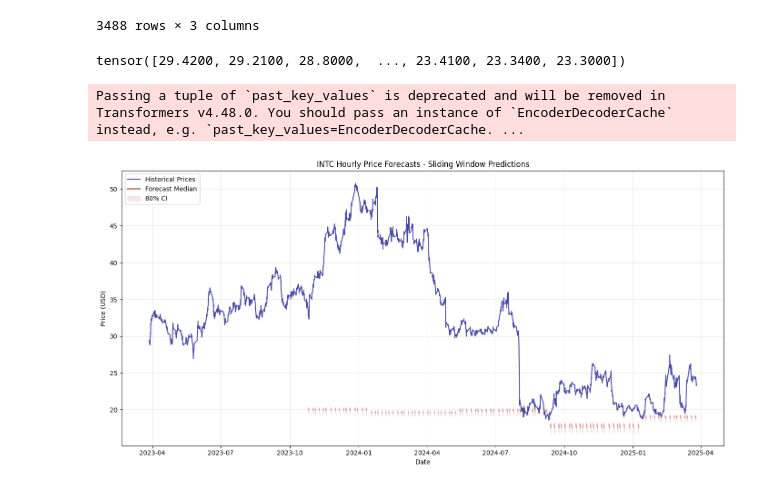
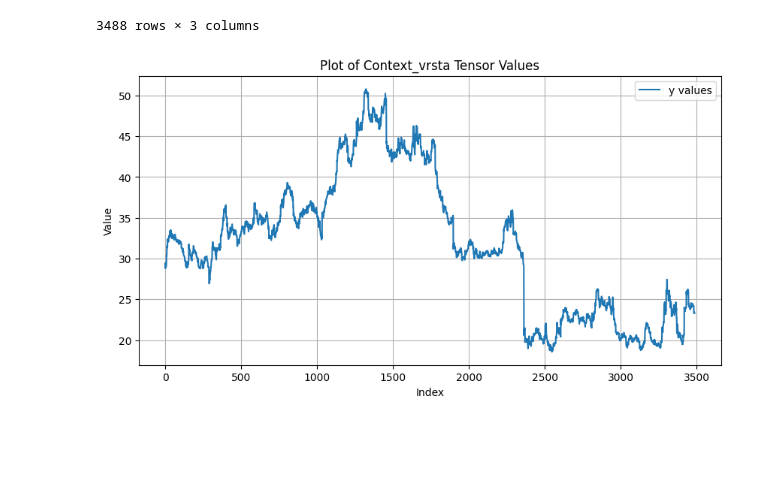
Before and after one commit to michael545/diploma, a Jupyter notebook: chronos.ipynb, the cells around one changed output. Saved outputs shown, nothing was run; the diff lists cells and outputs as text; code cells hidden in the pictures; blank space fills up the shorter version.

```diff
--- a/chronos.ipynb
+++ b/chronos.ipynb
@@ -65,6 +65,3 @@ input_df
 3488 rows × 3 columns
 # %%
 context_vrsta = torch.tensor(input_df['y'].values, dtype=torch.float32)
-context_vrsta
-# %% [output]
-tensor([29.4200, 29.2100, 28.8000,  ..., 23.4100, 23.3400, 23.3000])
@@ -81,54 +68,14 @@ def sliding_window_predictions(df, window_size=1024, step=24):
-# %%
-quantiles = sliding_window_predictions(input_df, window_size=1024, step=24)
-
-# Prepare plot data
-plt.figure(figsize=(14, 7))
-
-# Plot historical data
-plt.plot(input_df['ds'], input_df['y'], color='navy', alpha=0.7, label='Historical Prices')
-
-# Plot forecasts with correct timestamps
-for i, idx in enumerate(range(1024, len(input_df), 24)):
-    if i >= len(input_df):  # Handle edge case
-        break
-
-    # Get forecast start time (next timestamp after context window)
-    start_time = input_df.iloc[idx]['ds'] + pd.Timedelta(hours=1)
-
-    # Create forecast timestamps
-    forecast_times = pd.date_range(
-        start=start_time,
-        periods=24,
-        freq='H'
-    )
-
-    # Get corresponding quantiles
-    start_q = (i - 1024) // 24 * 24
-    end_q = start_q + 24
-    window_quantiles = quantiles[0, start_q:end_q]
-
-    # Plot this window's forecast
-    plt.plot(forecast_times, window_quantiles[:, 1],  # Median
-            color='firebrick', alpha=0.4, linewidth=1)
-    plt.fill_between(forecast_times,
-                    window_quantiles[:, 0],  # 10th percentile
-                    window_quantiles[:, 2],  # 90th percentile
-                    color='firebrick', alpha=0.1)
-
-# Add final plot elements
-plt.title('INTC Hourly Price Forecasts - Sliding Window Predictions')
-plt.xlabel('Date')
-plt.ylabel('Price (USD)')
-plt.grid(alpha=0.3)
-plt.legend()
-
-# Add a single representative forecast line for legend
-plt.plot([], [], color='firebrick', label='Forecast Median')
-plt.fill_between([], [], [], color='firebrick', alpha=0.1, label='80% CI')
-
-plt.legend(loc='upper left')
-plt.tight_layout()
-plt.show()
-# %% [output]
-Passing a tuple of `past_key_values` is deprecated and will be removed in Transformers v4.48.0. You should pass an instance of `EncoderDecoderCache` instead, e.g. `past_key_values=EncoderDecoderCache. ...
-[figure, removed]
+# %%
+data_np = context_vrsta.detach().cpu().numpy()
+
+# Create plot
+plt.figure(figsize=(10, 5))
+plt.plot(data_np, label='y values')
+plt.xlabel('Index')
+plt.ylabel('Value')
+plt.title('Plot of Context_vrsta Tensor Values')
+plt.grid(True)
+plt.legend()
+plt.show()
+# %% [output]
+[figure, added]
```
Also changed, not shown: parts of 4 cells of this notebook, 1 other file.
